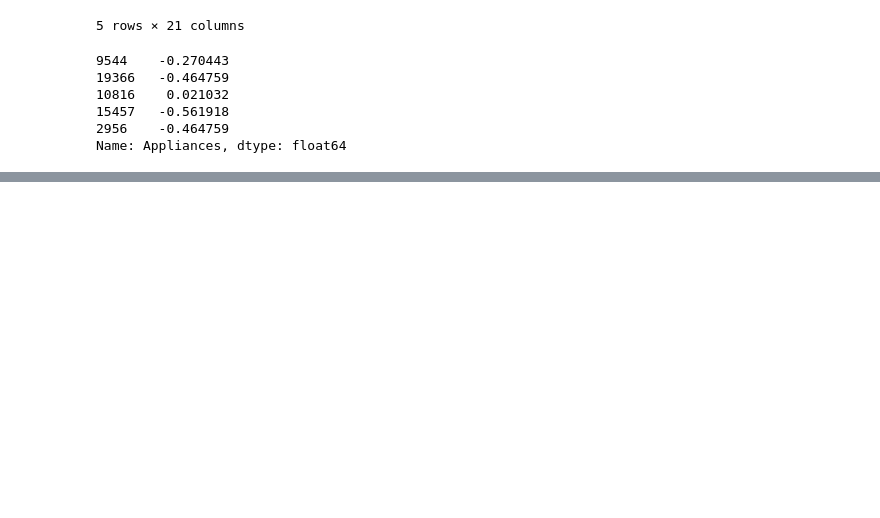
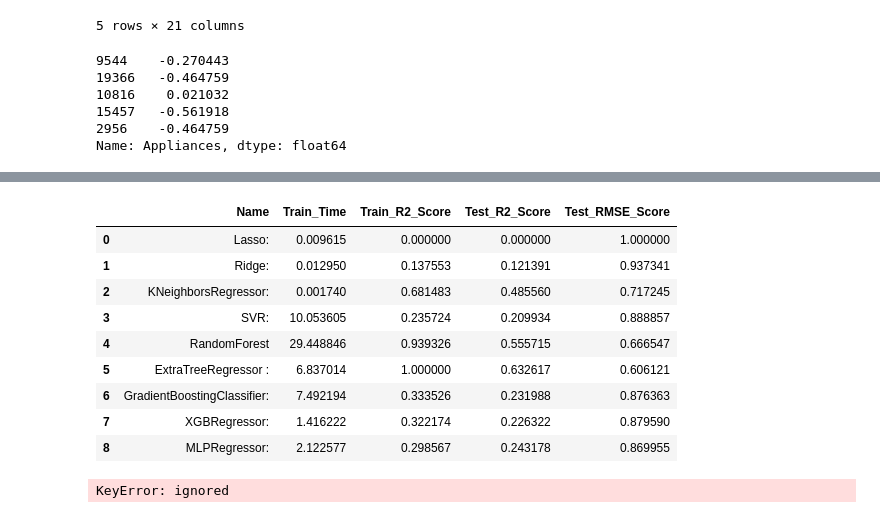
Before and after one commit to pritesh2292/Appliance-Energy-Prediction, a Jupyter notebook: Appliance_Energy_Prediction.ipynb, the cells around one changed output, grey strips where cells are left out. Cells and saved outputs as stored; diff of their text form; code cells hidden in the pictures; blank space fills up the shorter version.

```diff
--- a/Appliance_Energy_Prediction.ipynb
+++ b/Appliance_Energy_Prediction.ipynb
@@ -425,0 +435,29 @@ Name: Appliances, dtype: float64
+# %%
+models = [['Lasso: ', Lasso()],
+           ['Ridge: ', Ridge()],
+           ['KNeighborsRegressor: ',  neighbors.KNeighborsRegressor()],
+           ['SVR:' , SVR(kernel='rbf')],
+           ['RandomForest ',RandomForestRegressor()],
+           ['ExtraTreeRegressor :',ExtraTreesRegressor()],
+           ['GradientBoostingClassifier: ', GradientBoostingRegressor()] ,
+           ['XGBRegressor: ', xgb.XGBRegressor()] ,
+           ['MLPRegressor: ', MLPRegressor(  activation='relu', solver='adam',learning_rate='adaptive',max_iter=1000,learning_rate_init=0.01,alpha=0.01)]]
+# %%
+# Run all the proposed models and update the information in a list model_data
+import time
+from math import sqrt
+from sklearn.metrics import mean_squared_error
+
+model_data = []
+for name,curr_model in models :
+    curr_model_data = {}
+    curr_model.random_state = 78
+    curr_model_data["Name"] = name
+    start = time.time()
+    curr_model.fit(train_X,train_y)
+    end = time.time()
+    curr_model_data["Train_Time"] = end - start
+    curr_model_data["Train_R2_Score"] = metrics.r2_score(train_y,curr_model.predict(train_X))
+    curr_model_data["Test_R2_Score"] = metrics.r2_score(test_y,curr_model.predict(test_X))
+    curr_model_data["Test_RMSE_Score"] = sqrt(mean_squared_error(test_y,curr_model.predict(test_X)))
+    model_data.append(curr_model_data)
@@ -425,0 +486,20 @@ Name: Appliances, dtype: float64
+# %%
+# Convert list to dataframe
+df = pd.DataFrame(model_data)
+# %%
+df
+# %% [output]
+|  | Name | Train_Time | Train_R2_Score | Test_R2_Score | Test_RMSE_Score |
+| 0 | Lasso: | 0.009615 | 0.000000 | 0.000000 | 1.000000 |
+| 1 | Ridge: | 0.012950 | 0.137553 | 0.121391 | 0.937341 |
+| 2 | KNeighborsRegressor: | 0.001740 | 0.681483 | 0.485560 | 0.717245 |
+| 3 | SVR: | 10.053605 | 0.235724 | 0.209934 | 0.888857 |
+| 4 | RandomForest | 29.448846 | 0.939326 | 0.555715 | 0.666547 |
+| 5 | ExtraTreeRegressor : | 6.837014 | 1.000000 | 0.632617 | 0.606121 |
+| 6 | GradientBoostingClassifier: | 7.492194 | 0.333526 | 0.231988 | 0.876363 |
+| 7 | XGBRegressor: | 1.416222 | 0.322174 | 0.226322 | 0.879590 |
+| 8 | MLPRegressor: | 2.122577 | 0.298567 | 0.243178 | 0.869955 |
+# %%
+df.plot(x="Name", y=['Test_R2_Scor' , 'Train_R2_Score' , 'Test_RMSE_Score'], kind="bar" , title = 'R2 Score Results' , figsize= (10,8)) ;
+# %% [output]
+KeyError: ignored
```
Also changed, not shown: parts of 4 cells of this notebook.
